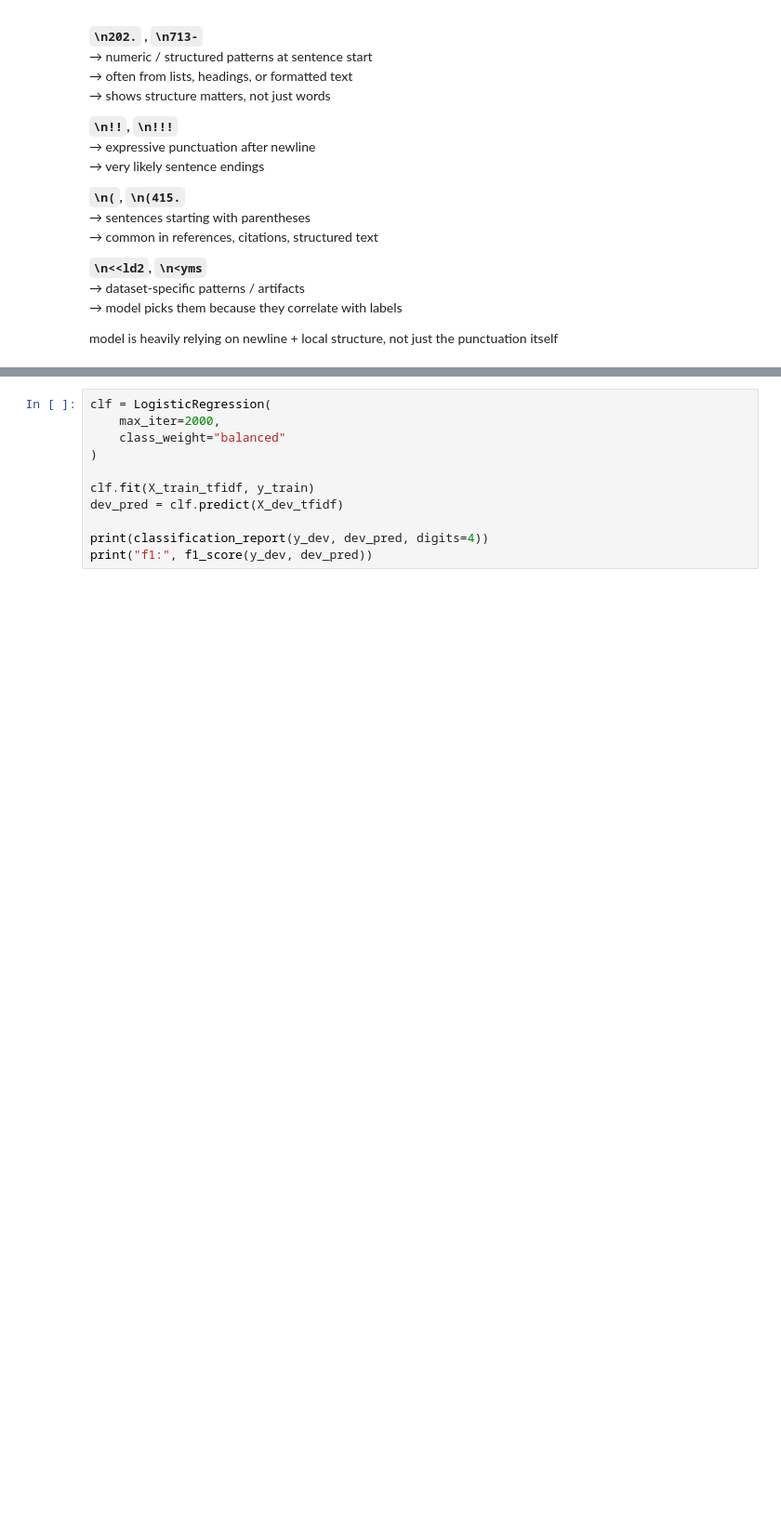
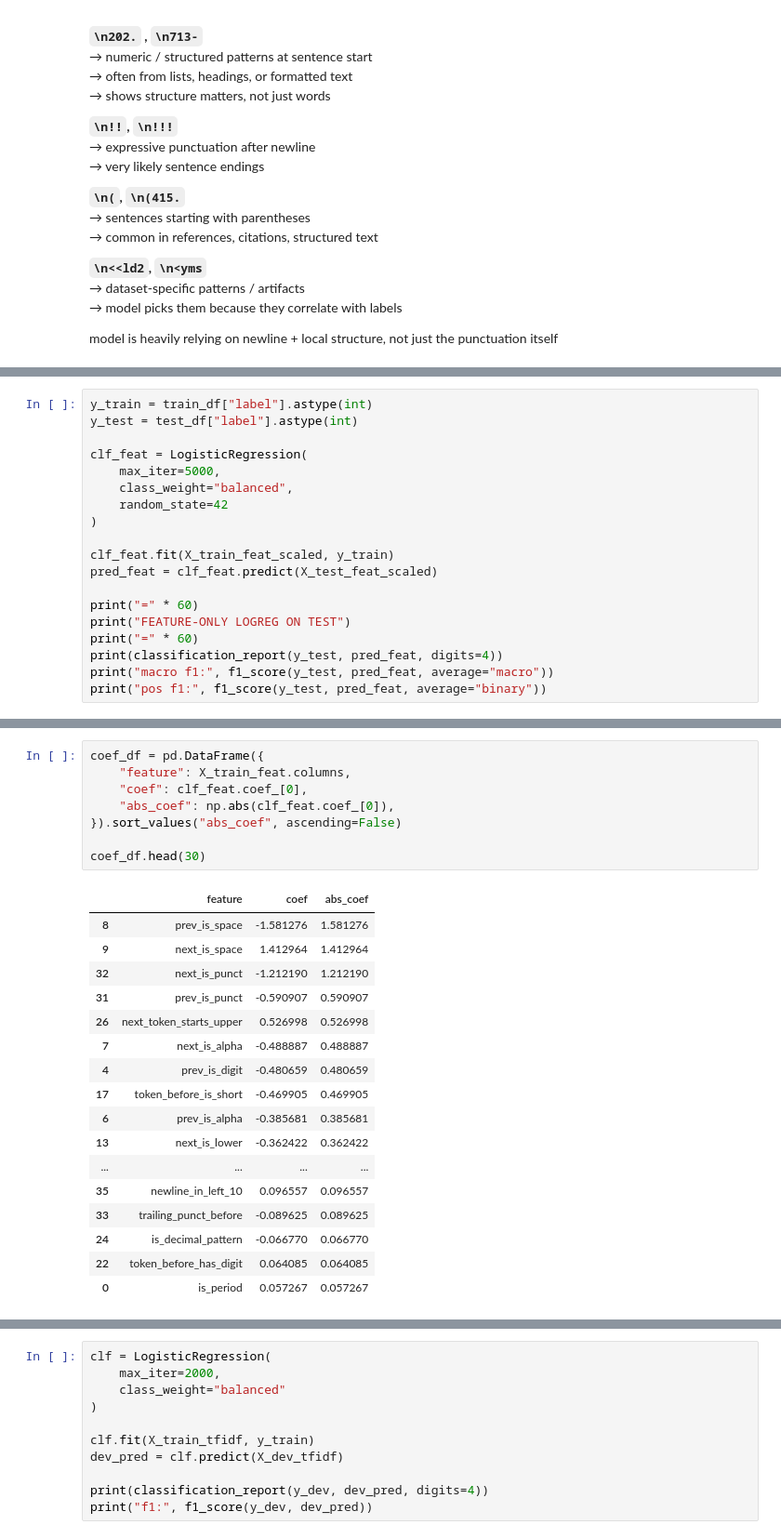
Before and after one commit to anilegin/nlp-sentenceSplitter, a Jupyter notebook: main.ipynb, the cells around one changed output, grey strips where cells are left out. Shown at 93% size. Saved outputs shown, nothing was run; the diff lists cells and outputs as text; blank space fills up the shorter version.

Commit message:
fix on processed data

```diff
--- a/main.ipynb
+++ b/main.ipynb
@@ -259,0 +348,19 @@ model is heavily relying on newline + local structure, not just the punctuation
+# %%
+y_train = train_df["label"].astype(int)
+y_test = test_df["label"].astype(int)
+
+clf_feat = LogisticRegression(
+    max_iter=5000,
+    class_weight="balanced",
+    random_state=42
+)
+
+clf_feat.fit(X_train_feat_scaled, y_train)
+pred_feat = clf_feat.predict(X_test_feat_scaled)
+
+print("=" * 60)
+print("FEATURE-ONLY LOGREG ON TEST")
+print("=" * 60)
+print(classification_report(y_test, pred_feat, digits=4))
+print("macro f1:", f1_score(y_test, pred_feat, average="macro"))
+print("pos f1:", f1_score(y_test, pred_feat, average="binary"))
@@ -259,0 +500,26 @@ model is heavily relying on newline + local structure, not just the punctuation
+# %%
+coef_df = pd.DataFrame({
+    "feature": X_train_feat.columns,
+    "coef": clf_feat.coef_[0],
+    "abs_coef": np.abs(clf_feat.coef_[0]),
+}).sort_values("abs_coef", ascending=False)
+
+coef_df.head(30)
+# %% [output]
+|  | feature | coef | abs_coef |
+| 8 | prev_is_space | -1.581276 | 1.581276 |
+| 9 | next_is_space | 1.412964 | 1.412964 |
+| 32 | next_is_punct | -1.212190 | 1.212190 |
+| 31 | prev_is_punct | -0.590907 | 0.590907 |
+| 26 | next_token_starts_upper | 0.526998 | 0.526998 |
+| 7 | next_is_alpha | -0.488887 | 0.488887 |
+| 4 | prev_is_digit | -0.480659 | 0.480659 |
+| 17 | token_before_is_short | -0.469905 | 0.469905 |
+| 6 | prev_is_alpha | -0.385681 | 0.385681 |
+| 13 | next_is_lower | -0.362422 | 0.362422 |
+| ... | ... | ... | ... |
+| 35 | newline_in_left_10 | 0.096557 | 0.096557 |
+| 33 | trailing_punct_before | -0.089625 | 0.089625 |
+| 24 | is_decimal_pattern | -0.066770 | 0.066770 |
+| 22 | token_before_has_digit | 0.064085 | 0.064085 |
+| 0 | is_period | 0.057267 | 0.057267 |
```
Also changed, not shown: parts of 18 cells of this notebook, 26 other files.
